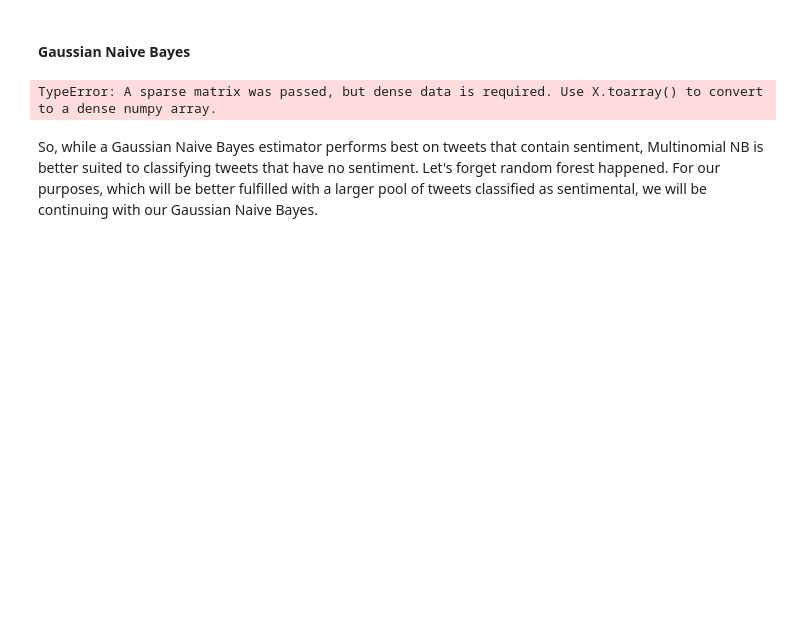
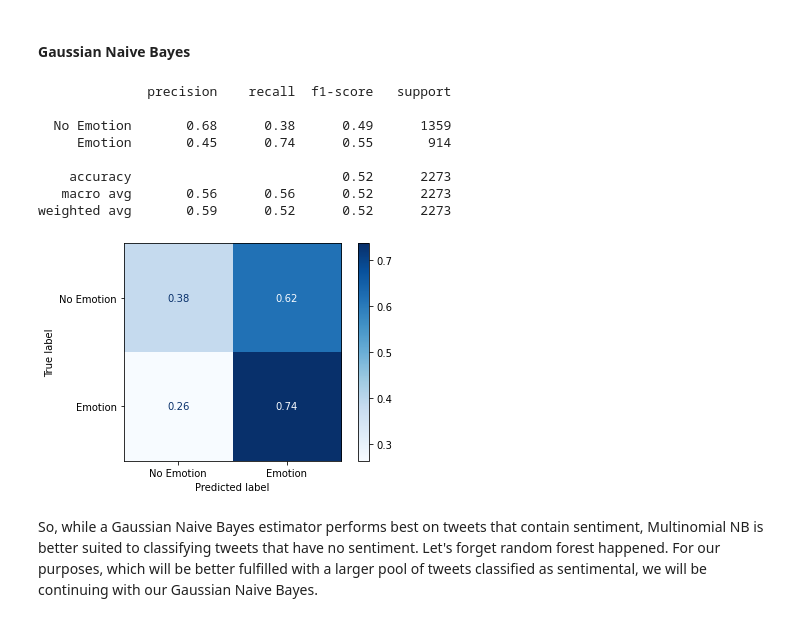
Before and after one commit to RMcAr/dsc-phase-4-project, a Jupyter notebook: 3. Modelling, Validation, and Concluding Statements.ipynb, the cells around one changed output. Saved outputs shown, nothing was run; the diff lists cells and outputs as text; code cells hidden in the pictures; blank space fills up the shorter version.

```diff
--- a/3. Modelling, Validation, and Concluding Statements.ipynb
+++ b/3. Modelling, Validation, and Concluding Statements.ipynb
@@ -229,10 +229,18 @@ GNB = GaussianNB()
 #### Gaussian Naive Bayes
 # %%
 GNB.fit(X_train_tfidf.toarray(), y_train)
-y_pred = GNB.predict(X_test_tfidf)
+y_pred = GNB.predict(X_test_tfidf.toarray())
 evaluate_model(y_test, y_pred, X_test_tfidf.toarray(), clf = GNB, classes = ['No Emotion', 'Emotion'])
 # %% [output]
-TypeError: A sparse matrix was passed, but dense data is required. Use X.toarray() to convert to a dense numpy array.
+              precision    recall  f1-score   support
+
+  No Emotion       0.68      0.38      0.49      1359
+     Emotion       0.45      0.74      0.55       914
+
+    accuracy                           0.52      2273
+   macro avg       0.56      0.56      0.52      2273
+weighted avg       0.59      0.52      0.52      2273
+[figure, added]
 # %% [markdown]
  So, while a Gaussian Naive Bayes estimator performs best on tweets that contain sentiment, Multinomial NB is better suited to
  classifying tweets that have no sentiment. Let's forget random forest happened. For our purposes, which will be better fulfilled with a larger pool of tweets
```
Also changed, not shown: parts of 12 cells of this notebook, 1 other file.
